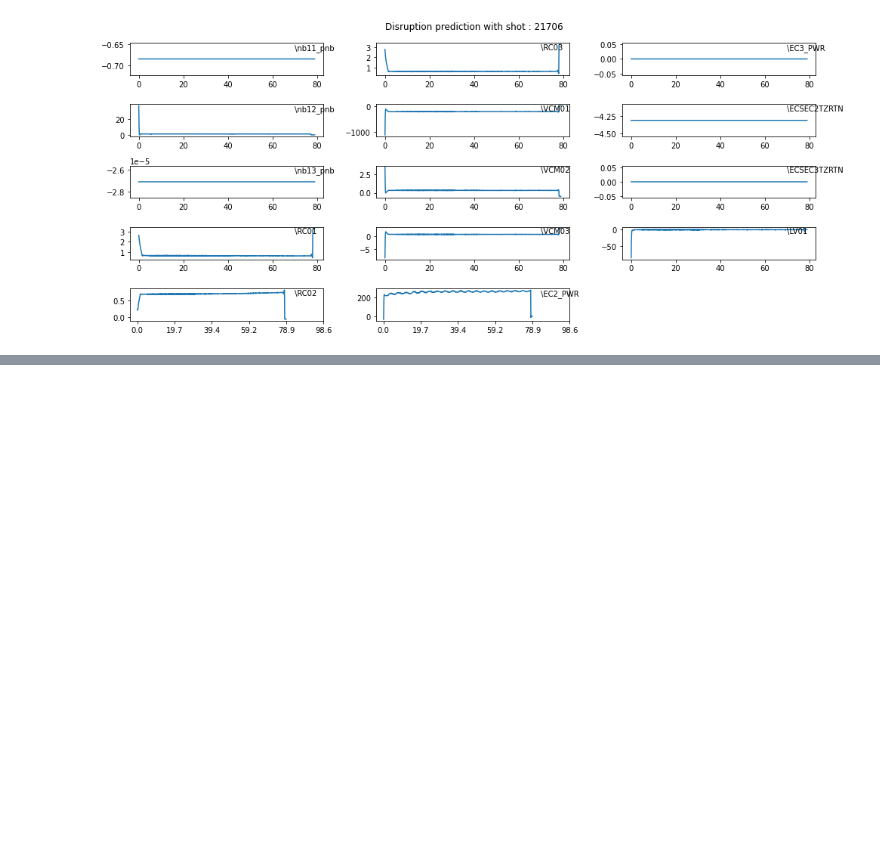
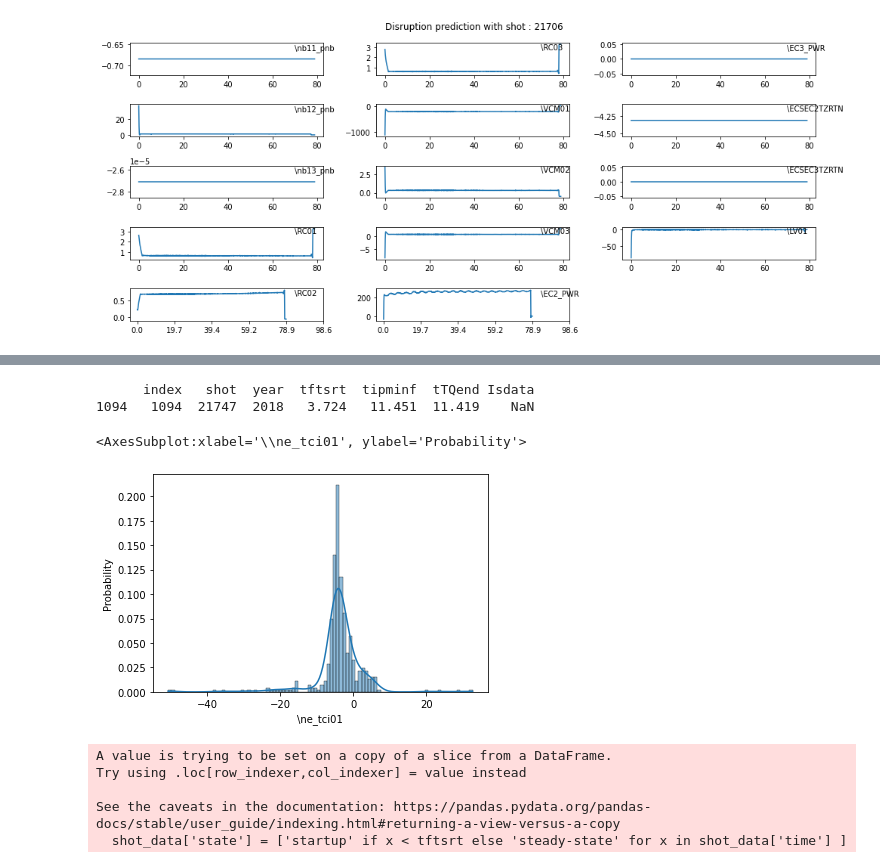
Before and after one commit to ZINZINBIN/Tokamak-Plasma-Operation-Control-based-on-RL, a Jupyter notebook: temp.ipynb, the cells around one changed output, grey strips where cells are left out. Saved outputs shown, nothing was run; the diff lists cells and outputs as text; code cells hidden in the pictures; blank space fills up the shorter version.

Commit message:
update preprocessing + dataset + tensorboard application

```diff
--- a/temp.ipynb
+++ b/temp.ipynb
@@ -212,0 +265,10 @@ plt.show()
+# %%
+import pandas as pd
+import numpy as np
+from sklearn.preprocessing import RobustScaler
+
+df = pd.read_csv("./dataset/KSTAR_Disruption_ts_data_extend.csv").reset_index()
+df_disruption = pd.read_csv("./dataset/KSTAR_Disruption_Shot_List.csv", encoding='euc-kr').reset_index()
+
+# nan interpolation
+df.interpolate(method = 'linear', limit_direction = 'forward')
@@ -212,0 +298,21 @@ plt.show()
+# %%
+print(df_disruption[df_disruption.shot == 21747].head())
+tftsrt = df_disruption[df_disruption.shot == 21747].tftsrt.values.item()
+# %% [output]
+      index   shot  year  tftsrt  tipminf  tTQend Isdata
+1094   1094  21747  2018   3.724   11.451  11.419    NaN
+# %%
+import seaborn as sns
+shot_data = df[df.shot == 21747]
+sns.histplot(data = shot_data[shot_data['time'] > tftsrt], x = '\\ne_tci01', kde = True, stat = 'probability', discrete = False, common_norm = False)
+# %% [output]
+<AxesSubplot:xlabel='\\ne_tci01', ylabel='Probability'>
+[figure, added]
+# %%
+shot_data['state'] = ['startup' if x < tftsrt else 'steady-state' for x in shot_data['time'] ]
+# %% [output]
+A value is trying to be set on a copy of a slice from a DataFrame.
+Try using .loc[row_indexer,col_indexer] = value instead
+
+See the caveats in the documentation: https://pandas.pydata.org/pandas-docs/stable/user_guide/indexing.html#returning-a-view-versus-a-copy
+  shot_data['state'] = ['startup' if x < tftsrt else 'steady-state' for x in shot_data['time'] ]
```
Also changed, not shown: parts of 21 cells of this notebook, 33 other files.
